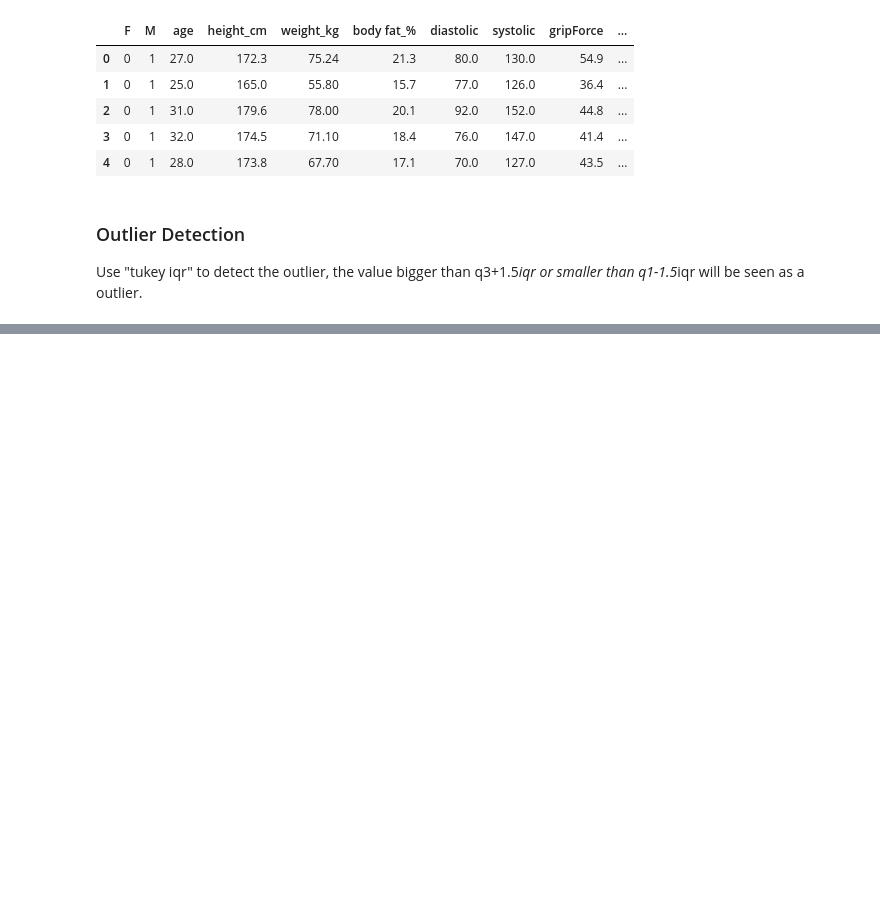
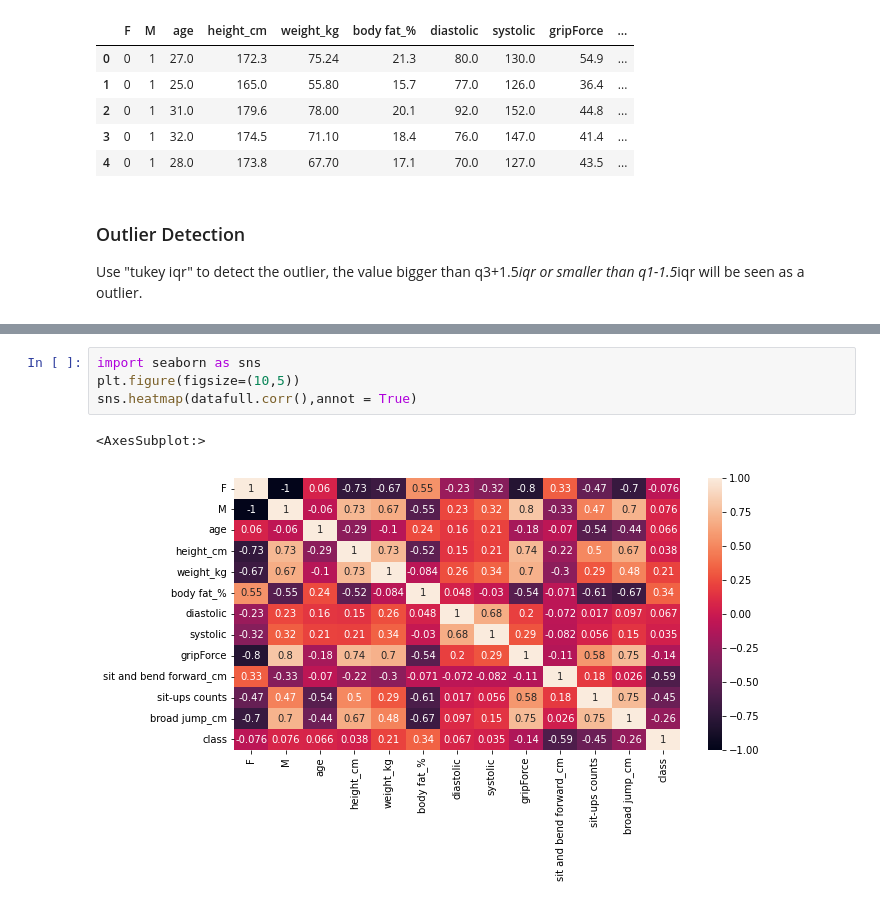
Before and after one commit to ryan840919/Body-Performance, a Jupyter notebook: 黃柏碩_body_performance_improve.ipynb, the cells around one changed output, grey strips where cells are left out. Drawn from its saved outputs; the diff is of its cells as text; blank space fills up the shorter version.

```diff
--- a/黃柏碩_body_performance_improve.ipynb
+++ b/黃柏碩_body_performance_improve.ipynb
@@ -90,3 +102,10 @@ Use "tukey iqr" to detect the outlier, the value bigger than q3+1.5*iqr or small
+# %%
+import seaborn as sns
+plt.figure(figsize=(10,5))
+sns.heatmap(datafull.corr(),annot = True)
+# %% [output]
+<AxesSubplot:>
+[figure, added]
 # %%
 import numpy as np
 def outdet(columns):
```
Also changed, not shown: parts of 9 cells of this notebook.
